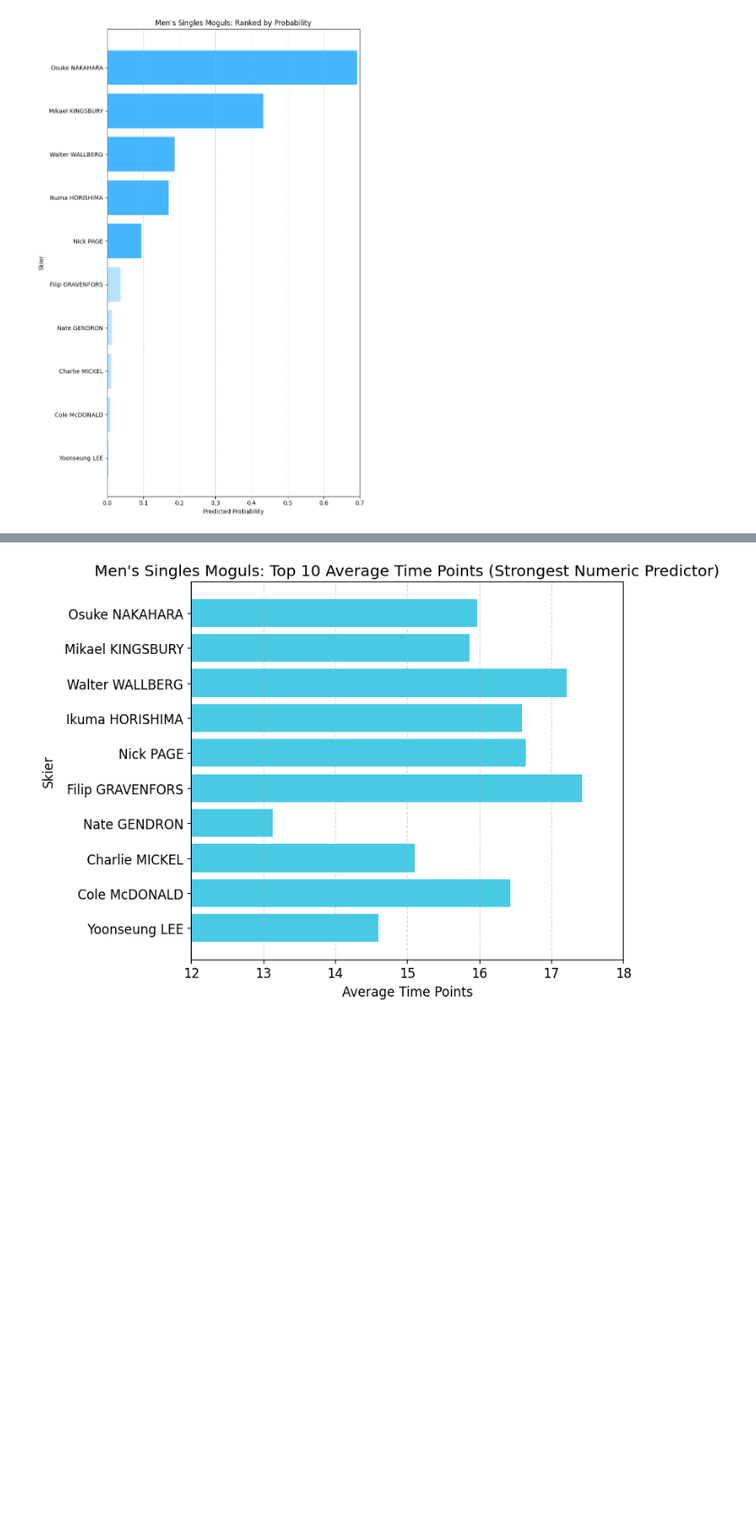
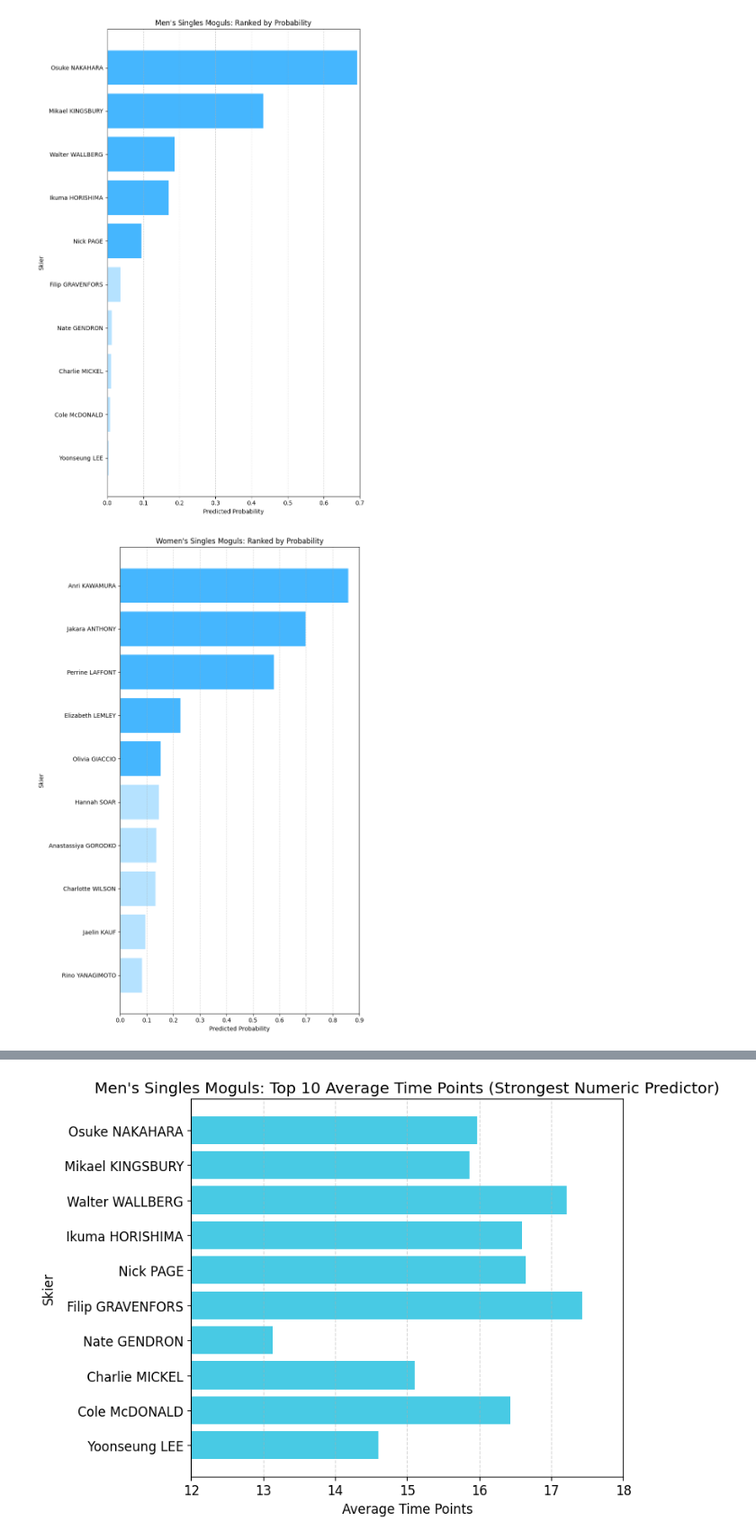
Before and after one commit to brynndafoe02/dsci510_fall2025_final_project, a Jupyter notebook: results.ipynb, the cells around one changed output, grey strips where cells are left out. Shown at 90% size. Drawn from its saved outputs; the diff is of its cells as text; code cells hidden in the pictures; blank space fills up the shorter version.

```diff
--- a/results.ipynb
+++ b/results.ipynb
@@ -15,6 +15,8 @@ Ranked_Results_Bar_Chart("men")
 # %%
 # Showing Top 10 Women's Ranked Results for Probabilities of Making Top 5
     # can edit to show all athletes
-Ranked_Results_Bar_Chart("women")
+Ranked_Results_Bar_Chart_Setup("women")
+# %% [output]
+[figure, added]
 # %%
 # Showing Men's Results for Coefficients of Features
```
Also changed, not shown: parts of 8 cells of this notebook, 2 other files.
